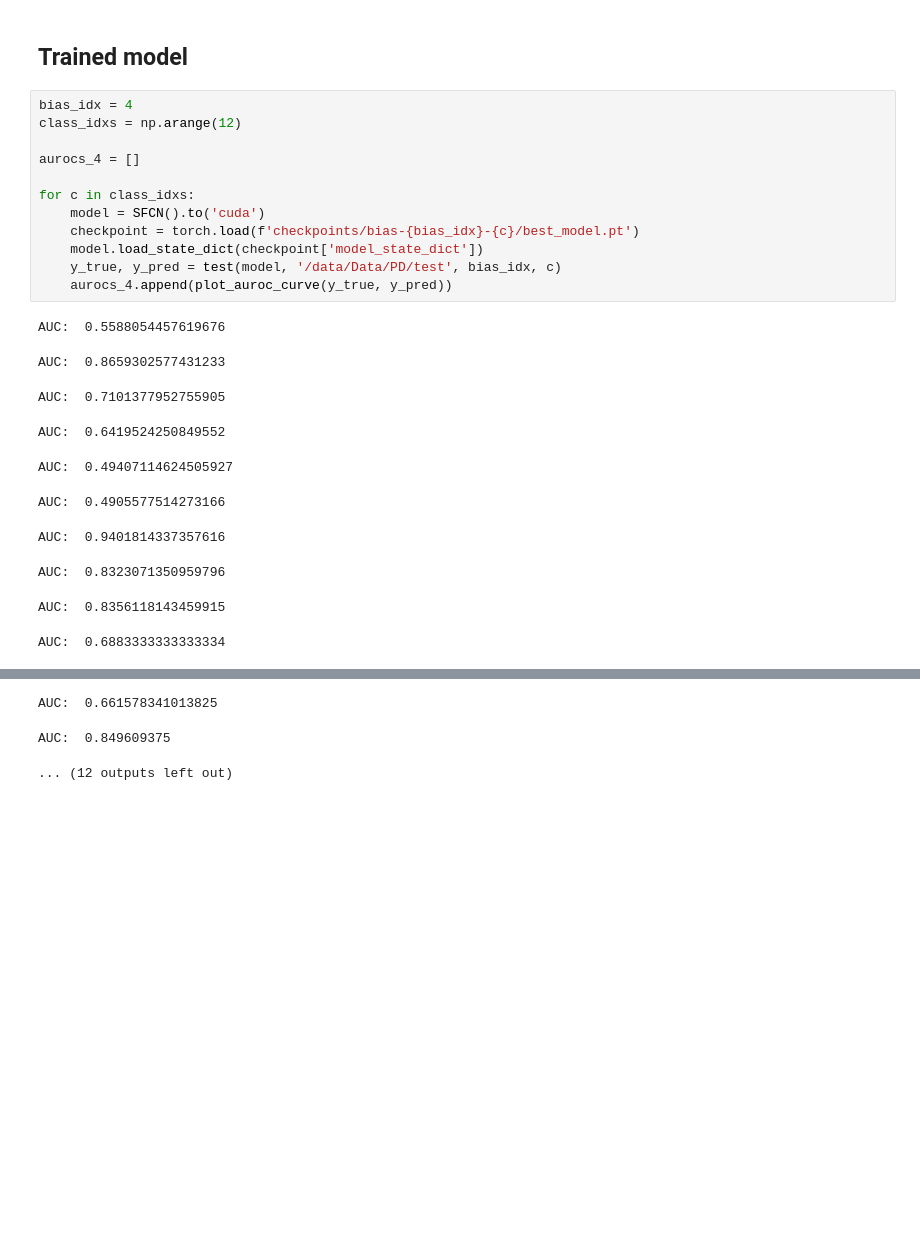
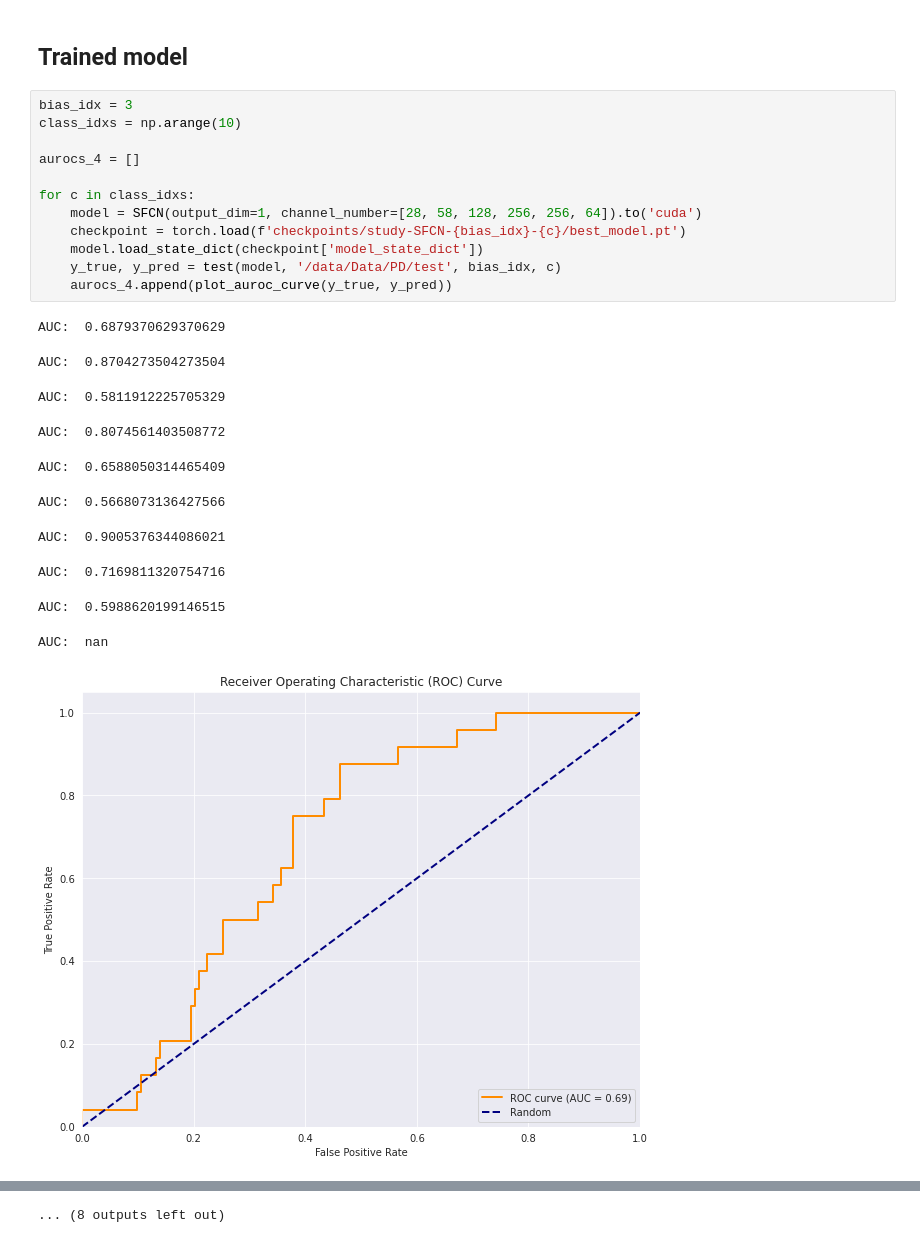
Before and after one commit to vibujithan/shortcut-analysis, a Jupyter notebook: PD/SPLIT-study.ipynb, the cells around one changed output, grey strips where cells are left out. Drawn from its saved outputs; the diff is of its cells as text; blank space fills up the shorter version.

```diff
--- a/PD/SPLIT-study.ipynb
+++ b/PD/SPLIT-study.ipynb
@@ -57,25 +57,26 @@ def plot_auroc_curve(y_true, y_pred):
 # %% [markdown]
 ## Trained model
 # %%
-bias_idx = 4
-class_idxs = np.arange(12)
+bias_idx = 3
+class_idxs = np.arange(10)
 
 aurocs_4 = []
 
 for c in class_idxs:
-    model = SFCN().to('cuda')
-    checkpoint = torch.load(f'checkpoints/bias-{bias_idx}-{c}/best_model.pt')
+    model = SFCN(output_dim=1, channel_number=[28, 58, 128, 256, 256, 64]).to('cuda')
+    checkpoint = torch.load(f'checkpoints/study-SFCN-{bias_idx}-{c}/best_model.pt')
     model.load_state_dict(checkpoint['model_state_dict'])
     y_true, y_pred = test(model, '/data/Data/PD/test', bias_idx, c)
     aurocs_4.append(plot_auroc_curve(y_true, y_pred))
 # %% [output]
-AUC:  0.5588054457619676
+AUC:  0.6879370629370629
-AUC:  0.8659302577431233
+AUC:  0.8704273504273504
-AUC:  0.7101377952755905
+AUC:  0.5811912225705329
-AUC:  0.6419524250849552
+AUC:  0.8074561403508772
-AUC:  0.49407114624505927
+AUC:  0.6588050314465409
-AUC:  0.4905577514273166
+AUC:  0.5668073136427566
-AUC:  0.9401814337357616
+AUC:  0.9005376344086021
-AUC:  0.8323071350959796
+AUC:  0.7169811320754716
-AUC:  0.8356118143459915
+AUC:  0.5988620199146515
-AUC:  0.6883333333333334
+AUC:  nan
+[figure, added]
@@ -82,6 +84,4 @@ AUC:  0.6883333333333334
-AUC:  0.661578341013825
+... (8 outputs left out)
-AUC:  0.849609375
-... (12 outputs left out)
 # %%
 import seaborn as sns
 import matplotlib.pyplot as plt
```
Also changed, not shown: parts of 4 cells of this notebook, 13 other files.
